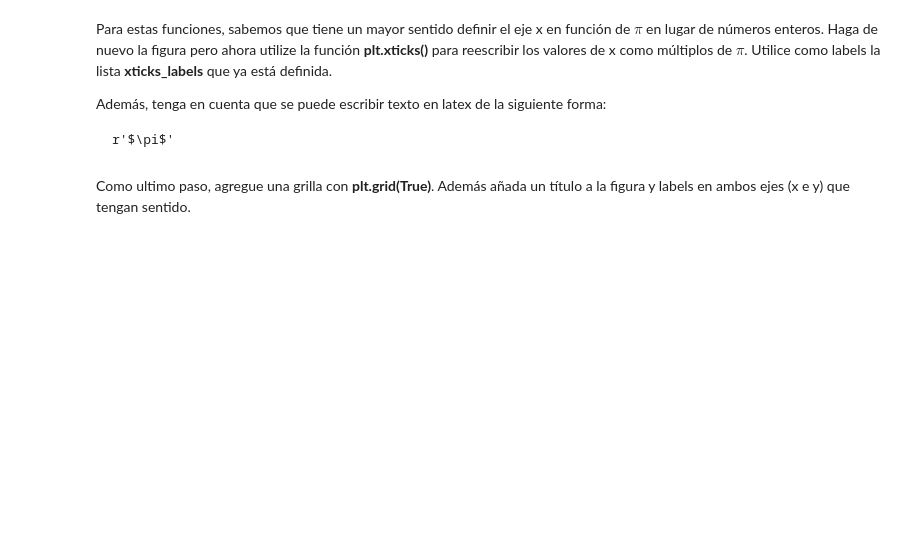
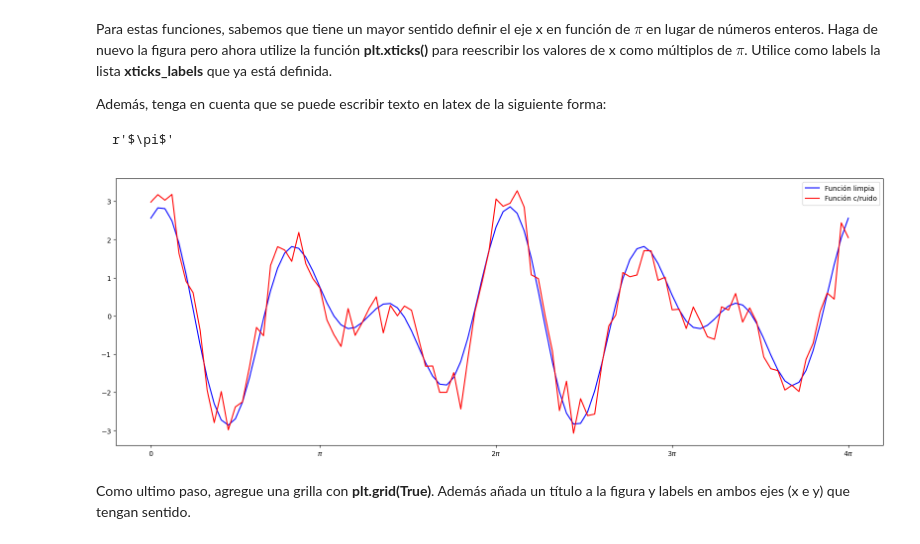
Before and after one commit to CrushinAngel/Tarea-1, a Jupyter notebook: Tarea_1.ipynb, the cells around one changed output. Saved outputs shown, nothing was run; the diff lists cells and outputs as text; code cells hidden in the pictures; blank space fills up the shorter version.

```diff
--- a/Tarea_1.ipynb
+++ b/Tarea_1.ipynb
@@ -280,2 +422,18 @@ xticks_labels = [r'$\pi$', r'$2\pi$', r'$3\pi$', r'$4\pi$']
+# %%
+xticks_labels = ['0', r'$\pi$', r'$2\pi$', r'$3\pi$', r'$4\pi$']
+
+plt.figure(figsize=(20, 7))
+
+plt.plot(x_values, y_values, color = 'blue', label= 'Función limpia')
+
+plt.plot(x_values, y_ruido, color = 'red', label= 'Función c/ruido')
+
+indices = np.linspace(0, len(x_values) - 1, 5, dtype=int)
+plt.xticks(x_values[indices], xticks_labels)
+
+plt.legend()
+plt.show()
+# %% [output]
+[figure, added]
 # %% [markdown]
 Como ultimo paso, agregue una grilla con **plt.grid(True)**. Además añada un título a la figura y labels en ambos ejes (x e y) que tengan sentido.
```
Also changed, not shown: parts of 24 cells of this notebook.
